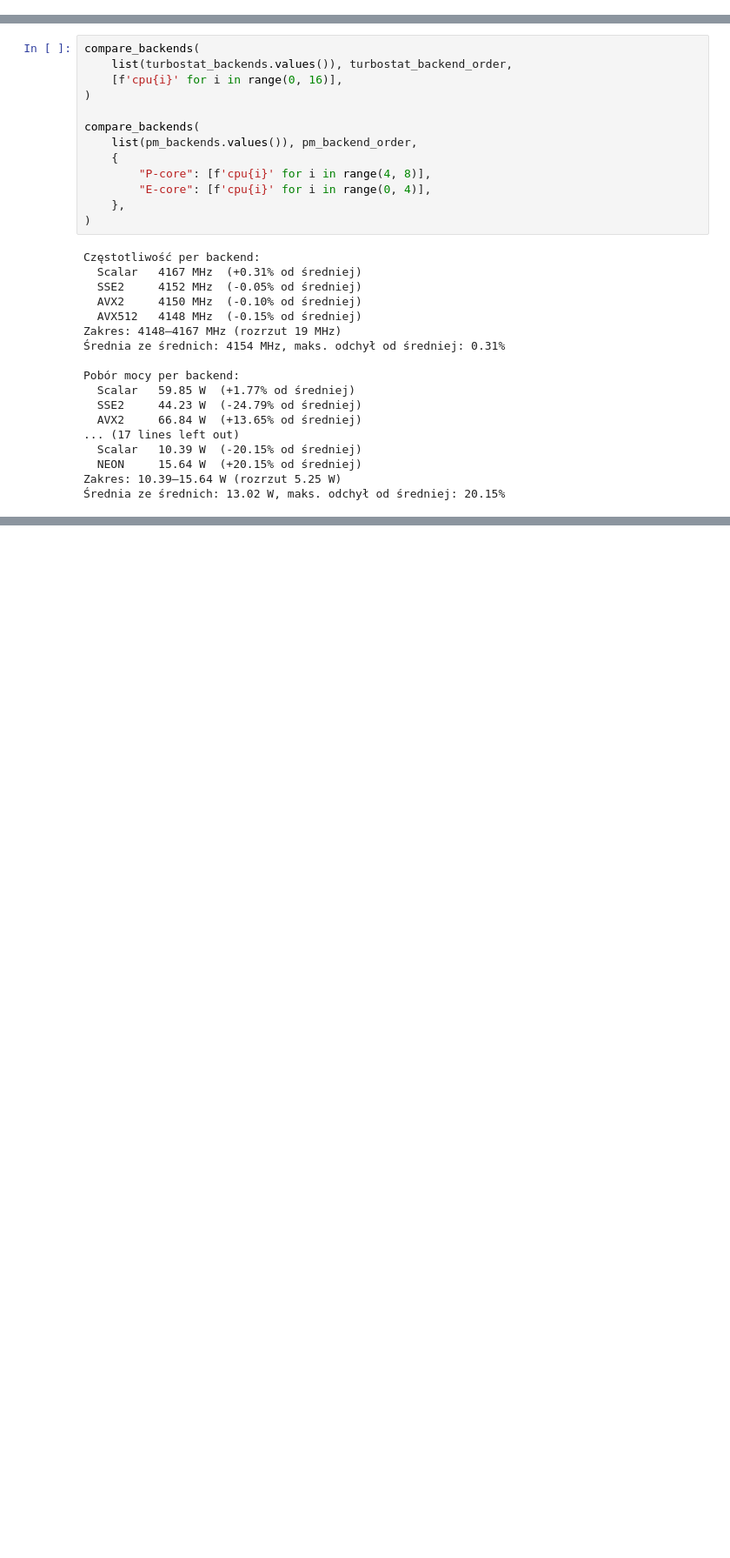
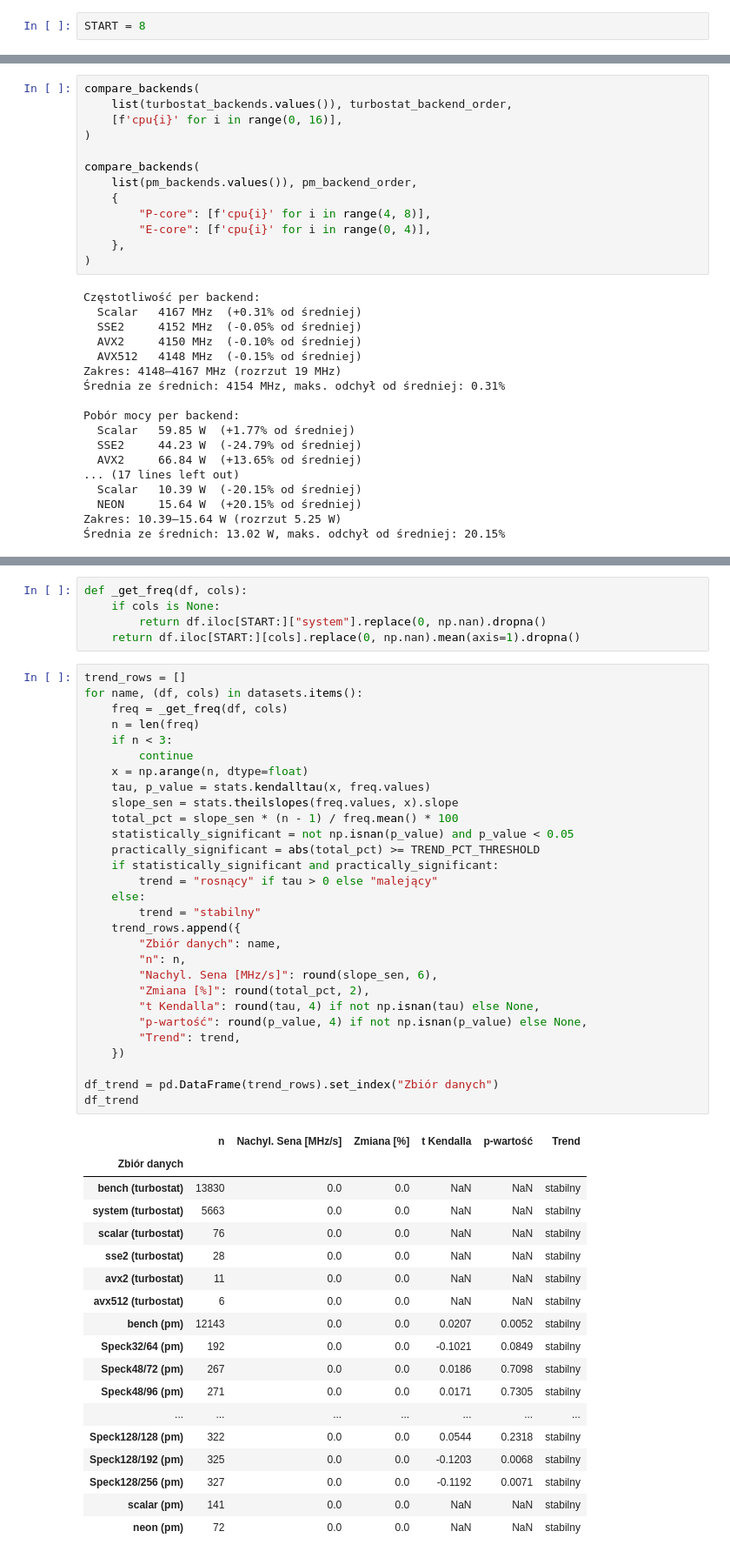
Before and after one commit to jan-chojnacki/SpeckProbe, a Jupyter notebook: analysis/notebooks/system.ipynb, the cells around one changed output, grey strips where cells are left out. Shown at 87% size. Drawn from its saved outputs; the diff is of its cells as text; blank space fills up the shorter version.

Commit message:
added trend analysis

```diff
--- a/analysis/notebooks/system.ipynb
+++ b/analysis/notebooks/system.ipynb
@@ -35,6 +34,8 @@ FIG_HEIGHT_5 = FIG_HEIGHT_1 / 5
 FIG_HEIGHT_6 = FIG_HEIGHT_1 / 6
 FIG_HEIGHT_7 = FIG_HEIGHT_1 / 7
 FIG_HEIGHT_8 = FIG_HEIGHT_1 / 8
+# %%
+START = 8
 # %%
 def parse_turbostat(filepath):
     samples = []
@@ -378,0 +405,53 @@ Zakres: 10.39–15.64 W (rozrzut 5.25 W)
+# %%
+def _get_freq(df, cols):
+    if cols is None:
+        return df.iloc[START:]["system"].replace(0, np.nan).dropna()
+    return df.iloc[START:][cols].replace(0, np.nan).mean(axis=1).dropna()
+# %%
+trend_rows = []
+for name, (df, cols) in datasets.items():
+    freq = _get_freq(df, cols)
+    n = len(freq)
+    if n < 3:
+        continue
+    x = np.arange(n, dtype=float)
+    tau, p_value = stats.kendalltau(x, freq.values)
+    slope_sen = stats.theilslopes(freq.values, x).slope
+    total_pct = slope_sen * (n - 1) / freq.mean() * 100
+    statistically_significant = not np.isnan(p_value) and p_value < 0.05
+    practically_significant = abs(total_pct) >= TREND_PCT_THRESHOLD
+    if statistically_significant and practically_significant:
+        trend = "rosnący" if tau > 0 else "malejący"
+    else:
+        trend = "stabilny"
+    trend_rows.append({
+        "Zbiór danych": name,
+        "n": n,
+        "Nachyl. Sena [MHz/s]": round(slope_sen, 6),
+        "Zmiana [%]": round(total_pct, 2),
+        "t Kendalla": round(tau, 4) if not np.isnan(tau) else None,
+        "p-wartość": round(p_value, 4) if not np.isnan(p_value) else None,
+        "Trend": trend,
+    })
+
+df_trend = pd.DataFrame(trend_rows).set_index("Zbiór danych")
+df_trend
+# %% [output]
+|  | n | Nachyl. Sena [MHz/s] | Zmiana [%] | t Kendalla | p-wartość | Trend |
+| Zbiór danych |  |  |  |  |  |  |
+| bench (turbostat) | 13830 | 0.0 | 0.0 | NaN | NaN | stabilny |
+| system (turbostat) | 5663 | 0.0 | 0.0 | NaN | NaN | stabilny |
+| scalar (turbostat) | 76 | 0.0 | 0.0 | NaN | NaN | stabilny |
+| sse2 (turbostat) | 28 | 0.0 | 0.0 | NaN | NaN | stabilny |
+| avx2 (turbostat) | 11 | 0.0 | 0.0 | NaN | NaN | stabilny |
+| avx512 (turbostat) | 6 | 0.0 | 0.0 | NaN | NaN | stabilny |
+| bench (pm) | 12143 | 0.0 | 0.0 | 0.0207 | 0.0052 | stabilny |
+| Speck32/64 (pm) | 192 | 0.0 | 0.0 | -0.1021 | 0.0849 | stabilny |
+| Speck48/72 (pm) | 267 | 0.0 | 0.0 | 0.0186 | 0.7098 | stabilny |
+| Speck48/96 (pm) | 271 | 0.0 | 0.0 | 0.0171 | 0.7305 | stabilny |
+| ... | ... | ... | ... | ... | ... | ... |
+| Speck128/128 (pm) | 322 | 0.0 | 0.0 | 0.0544 | 0.2318 | stabilny |
+| Speck128/192 (pm) | 325 | 0.0 | 0.0 | -0.1203 | 0.0068 | stabilny |
+| Speck128/256 (pm) | 327 | 0.0 | 0.0 | -0.1192 | 0.0071 | stabilny |
+| scalar (pm) | 141 | 0.0 | 0.0 | NaN | NaN | stabilny |
+| neon (pm) | 72 | 0.0 | 0.0 | NaN | NaN | stabilny |
```
Also changed, not shown: parts of 5 cells of this notebook.
